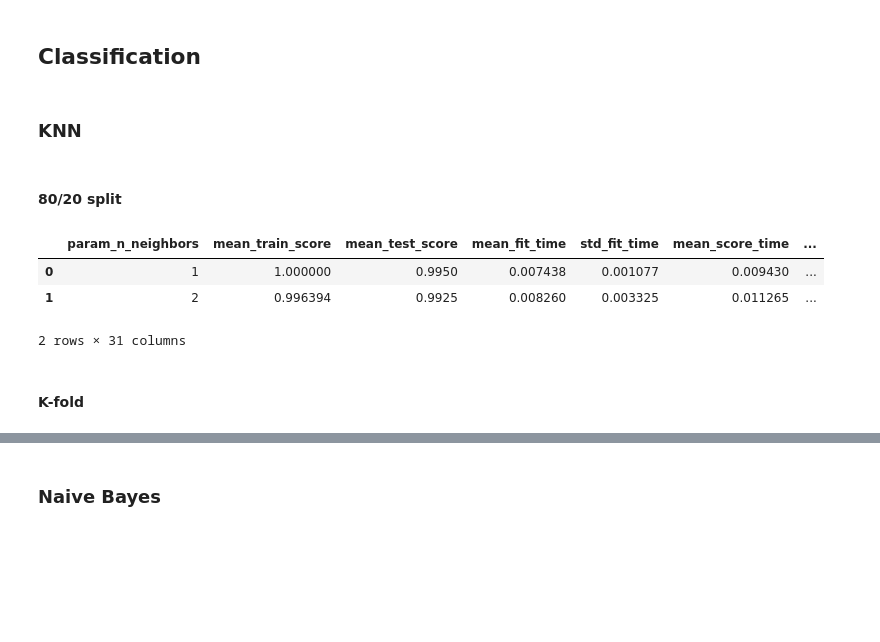
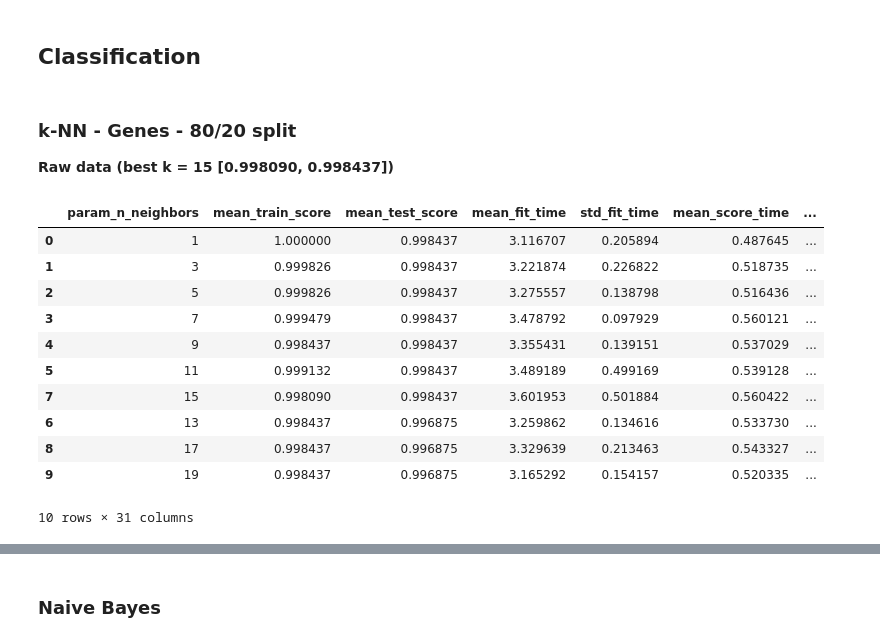
Before and after one commit to BorisWinter/pattern-recognition-a2, a Jupyter notebook: main.ipynb, the cells around one changed output, grey strips where cells are left out. Drawn from its saved outputs; the diff is of its cells as text; code cells hidden in the pictures; blank space fills up the shorter version.

```diff
--- a/main.ipynb
+++ b/main.ipynb
@@ -85,16 +91,28 @@ ft_img_data = ft_on_img_data(img_data)
 edge_img_data = edge_detection(img_data)
 # %% [markdown]
 ## Classification
-# %% [markdown]
-### KNN
-# %% [markdown]
-#### 80/20 split
-# %%
-knn_gridsearch(pca_num_data, num_labels, [1,2])
-# %% [output]
-|  | param_n_neighbors | mean_train_score | mean_test_score | mean_fit_time | std_fit_time | mean_score_time | ... |
-| 0 | 1 | 1.000000 | 0.9950 | 0.007438 | 0.001077 | 0.009430 | ... |
-| 1 | 2 | 0.996394 | 0.9925 | 0.008260 | 0.003325 | 0.011265 | ... |
-2 rows × 31 columns
-# %% [markdown]
-#### K-fold
+# %% [markdown]
+### k-NN - Genes - 80/20 split
+**Raw data (best k = 15 [0.998090, 0.998437])**
+# %%
+# Create the 80/20 split
+x_train, x_test, y_train, y_test = train_test_split(num_data, num_labels, test_size=0.2, random_state=42, stratify=num_labels)
+
+# Tune k using gridsearch on the train set
+knn_gridsearch(x_train, y_train[1], [k for k in range(1,21,2)])
+
+# Train using the optimal k (=5) and test on the test set
+# acc, f1, pred_labels = knn(x_train, y_train[1], x_test, y_test[1], k=5)
+# %% [output]
+|  | param_n_neighbors | mean_train_score | mean_test_score | mean_fit_time | std_fit_time | mean_score_time | ... |
+| 0 | 1 | 1.000000 | 0.998437 | 3.116707 | 0.205894 | 0.487645 | ... |
+| 1 | 3 | 0.999826 | 0.998437 | 3.221874 | 0.226822 | 0.518735 | ... |
+| 2 | 5 | 0.999826 | 0.998437 | 3.275557 | 0.138798 | 0.516436 | ... |
+| 3 | 7 | 0.999479 | 0.998437 | 3.478792 | 0.097929 | 0.560121 | ... |
+| 4 | 9 | 0.998437 | 0.998437 | 3.355431 | 0.139151 | 0.537029 | ... |
+| 5 | 11 | 0.999132 | 0.998437 | 3.489189 | 0.499169 | 0.539128 | ... |
+| 7 | 15 | 0.998090 | 0.998437 | 3.601953 | 0.501884 | 0.560422 | ... |
+| 6 | 13 | 0.998437 | 0.996875 | 3.259862 | 0.134616 | 0.533730 | ... |
+| 8 | 17 | 0.998437 | 0.996875 | 3.329639 | 0.213463 | 0.543327 | ... |
+| 9 | 19 | 0.998437 | 0.996875 | 3.165292 | 0.154157 | 0.520335 | ... |
+10 rows × 31 columns
```
Also changed, not shown: parts of 23 cells of this notebook.
